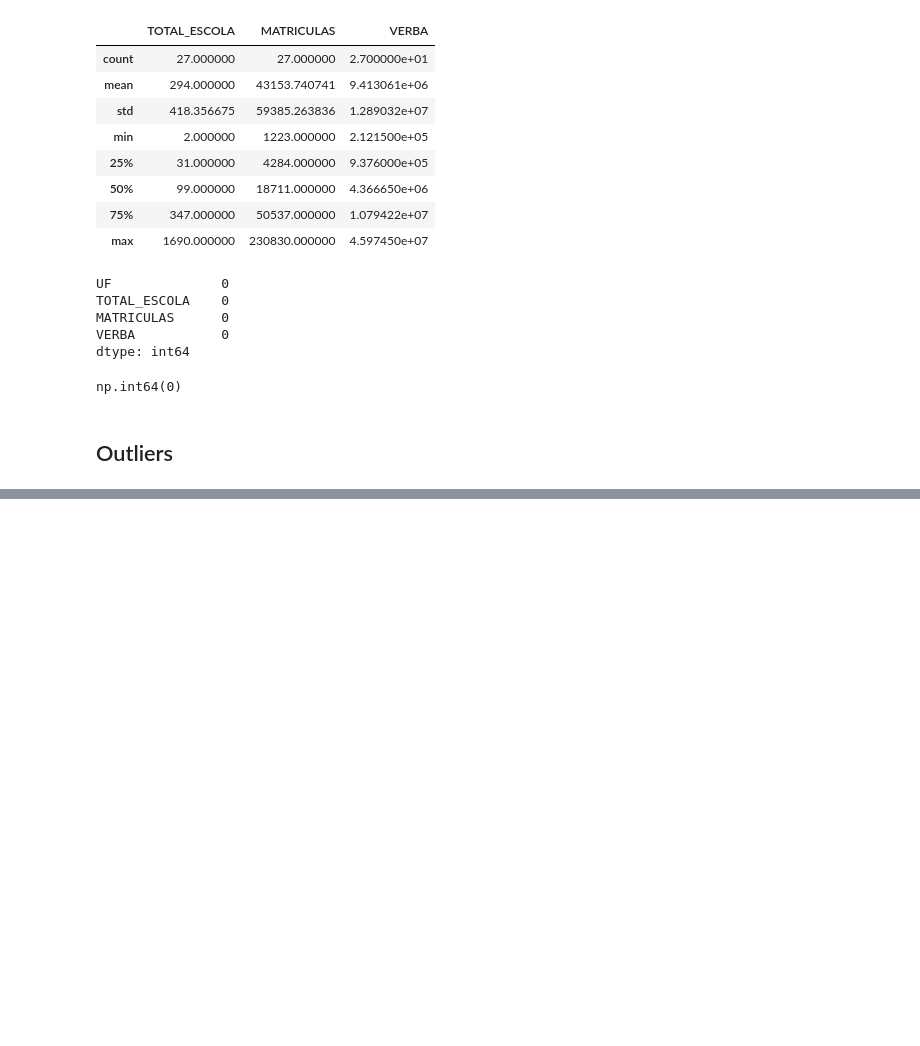
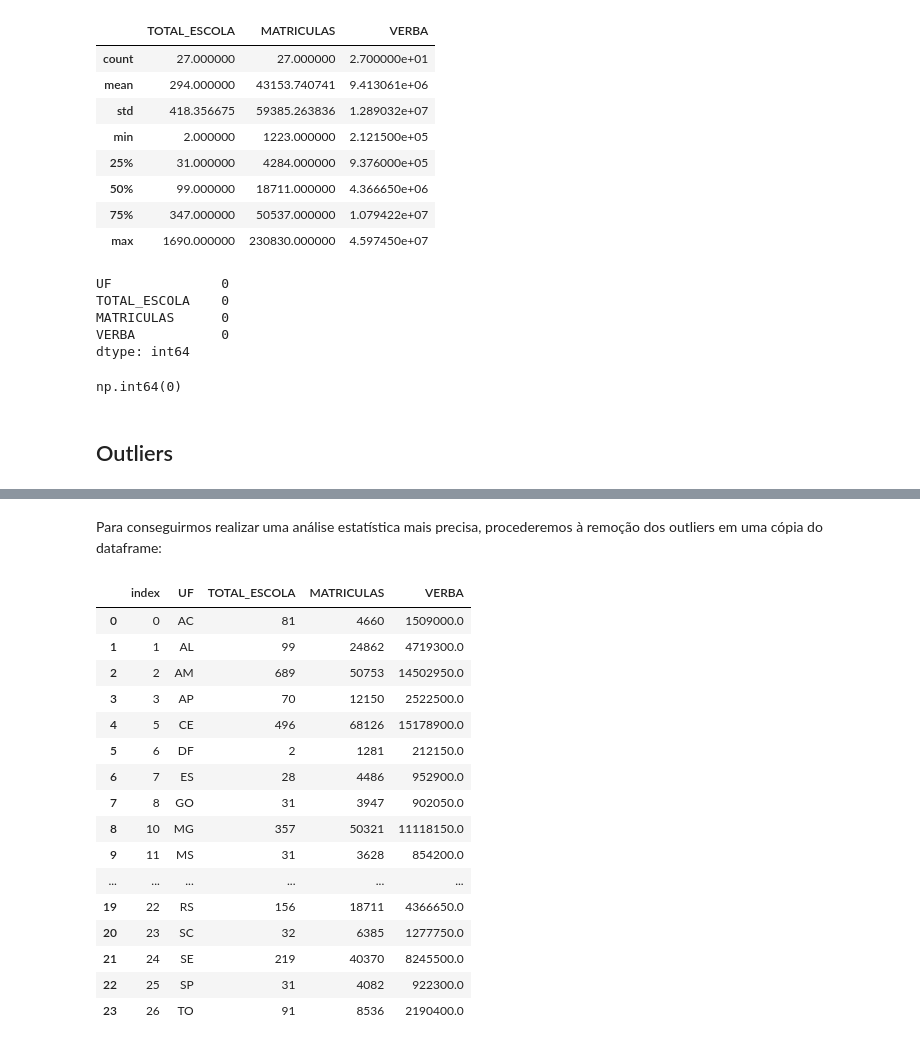
Before and after one commit to AlbertNewton254/programa-brasil-na-escola, a Jupyter notebook: eda.ipynb, the cells around one changed output, grey strips where cells are left out. Saved outputs shown, nothing was run; the diff lists cells and outputs as text; code cells hidden in the pictures; blank space fills up the shorter version.

```diff
--- a/eda.ipynb
+++ b/eda.ipynb
@@ -153,0 +200,2 @@ fig.show()
+# %% [markdown]
+Para conseguirmos realizar uma análise estatística mais precisa, procederemos à remoção dos outliers em uma cópia do dataframe:
@@ -153,0 +213,20 @@ fig.show()
+# %%
+df_clean
+# %% [output]
+|  | index | UF | TOTAL_ESCOLA | MATRICULAS | VERBA |
+| 0 | 0 | AC | 81 | 4660 | 1509000.0 |
+| 1 | 1 | AL | 99 | 24862 | 4719300.0 |
+| 2 | 2 | AM | 689 | 50753 | 14502950.0 |
+| 3 | 3 | AP | 70 | 12150 | 2522500.0 |
+| 4 | 5 | CE | 496 | 68126 | 15178900.0 |
+| 5 | 6 | DF | 2 | 1281 | 212150.0 |
+| 6 | 7 | ES | 28 | 4486 | 952900.0 |
+| 7 | 8 | GO | 31 | 3947 | 902050.0 |
+| 8 | 10 | MG | 357 | 50321 | 11118150.0 |
+| 9 | 11 | MS | 31 | 3628 | 854200.0 |
+| ... | ... | ... | ... | ... | ... |
+| 19 | 22 | RS | 156 | 18711 | 4366650.0 |
+| 20 | 23 | SC | 32 | 6385 | 1277750.0 |
+| 21 | 24 | SE | 219 | 40370 | 8245500.0 |
+| 22 | 25 | SP | 31 | 4082 | 922300.0 |
+| 23 | 26 | TO | 91 | 8536 | 2190400.0 |
```
Also changed, not shown: parts of 34 cells of this notebook.
